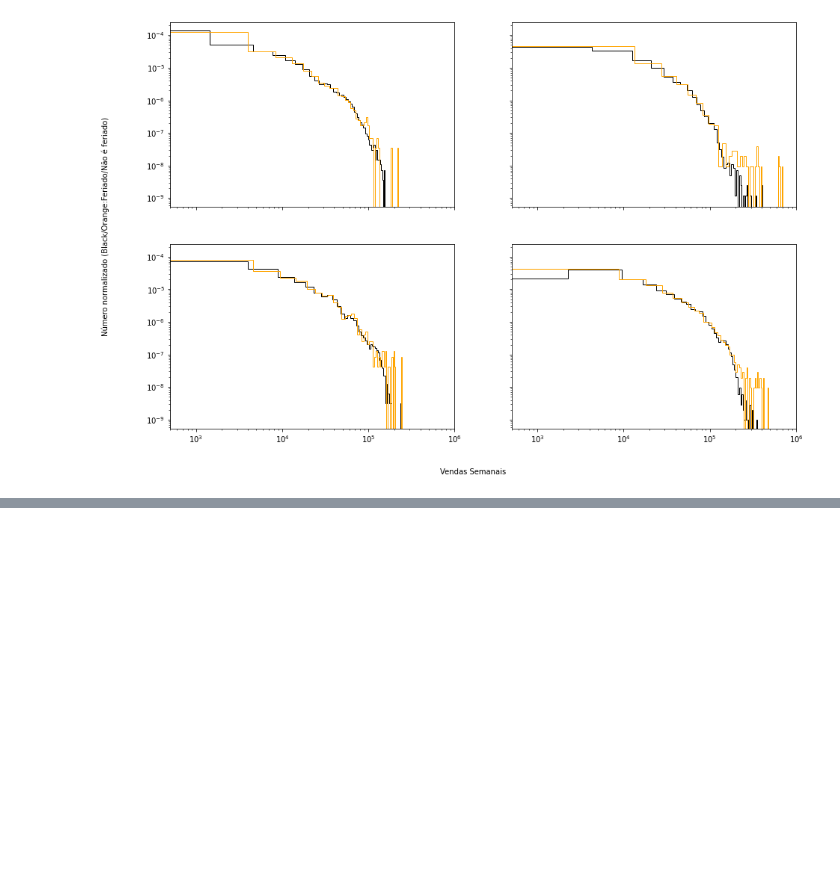
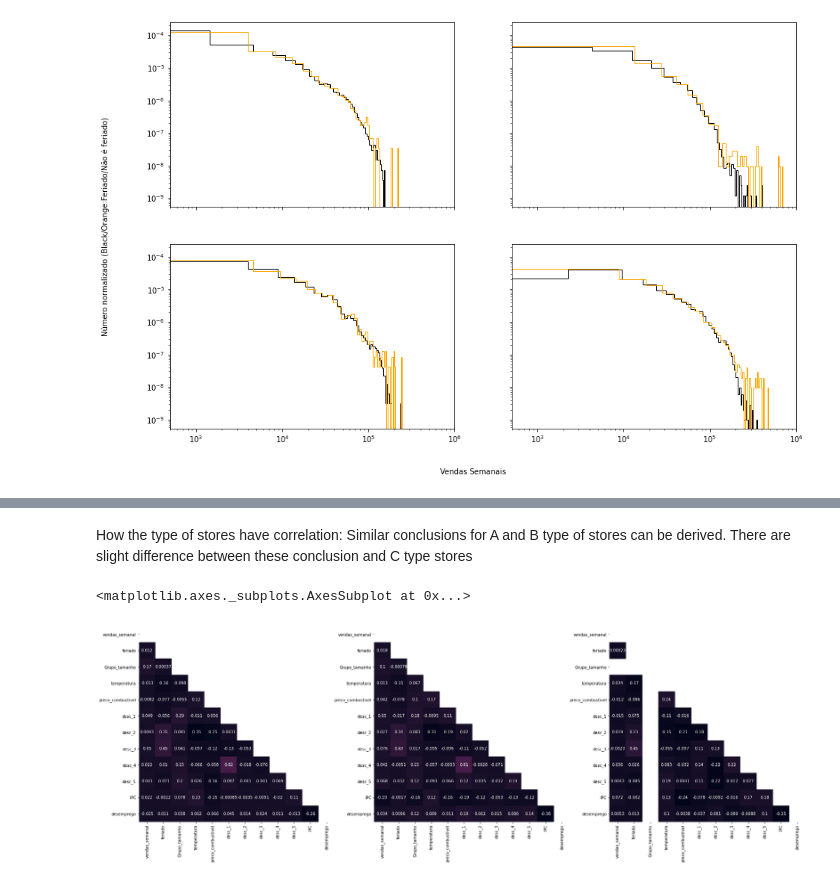
Before and after one commit to SamuelSousaFerreira/Analise-de-lojas-de-varejo, a Jupyter notebook: Análise_de_varejo.ipynb, the cells around one changed output, grey strips where cells are left out. Cells and saved outputs as stored; diff of their text form; code cells hidden in the pictures; blank space fills up the shorter version.

```diff
--- a/Análise_de_varejo.ipynb
+++ b/Análise_de_varejo.ipynb
@@ -532,0 +612,23 @@ Text(0.04, 0.5, 'Número normalizado (Black/Orange:Feriado/Não é feriado)')
+# %% [markdown]
+How the type of stores have correlation: Similar conclusions for A and B type of stores can be derived. There are slight difference between these conclusion and C type stores
+# %%
+
+# sns.heatmap(sales_feature.drop(['Store', 'Dept'], axis=1)[sales_feature.Type == 'B'].corr(), mask=mask, vmax=.6,
+#             square=True, ax=axarr[1], cbar=None);
+# sns.heatmap(sales_feature.drop(['Store', 'Dept'], axis=1)[sales_feature.Type == 'C'].corr(), mask=mask, vmax=.6,
+#             square=True, ax=axarr[2], cbar=None);
+
+# matriz de correlação
+fig, eixo = plt.subplots(1,3, figsize=(30,30))
+
+a = vendas_features.drop(['loja','Dept'], axis=1)[vendas_features.tipo == 'A'].corr()
+sns.heatmap(a , mask= mask, vmax=6, annot=True, square=True, ax= eixo[0], cbar=None)
+
+a = vendas_features.drop(['loja','Dept'], axis=1)[vendas_features.tipo == 'B'].corr()
+sns.heatmap(a , mask= mask, vmax=6, annot=True, square=True, ax= eixo[1], cbar=None )
+
+a = vendas_features.drop(['loja','Dept'], axis=1)[vendas_features.tipo == 'C'].corr()
+sns.heatmap(a , mask= mask, vmax=6, annot=True, square=True, ax= eixo[2], cbar=None)
+# %% [output]
+<matplotlib.axes._subplots.AxesSubplot at 0x...>
+[figure, added]
```
Also changed, not shown: parts of 10 cells of this notebook.
